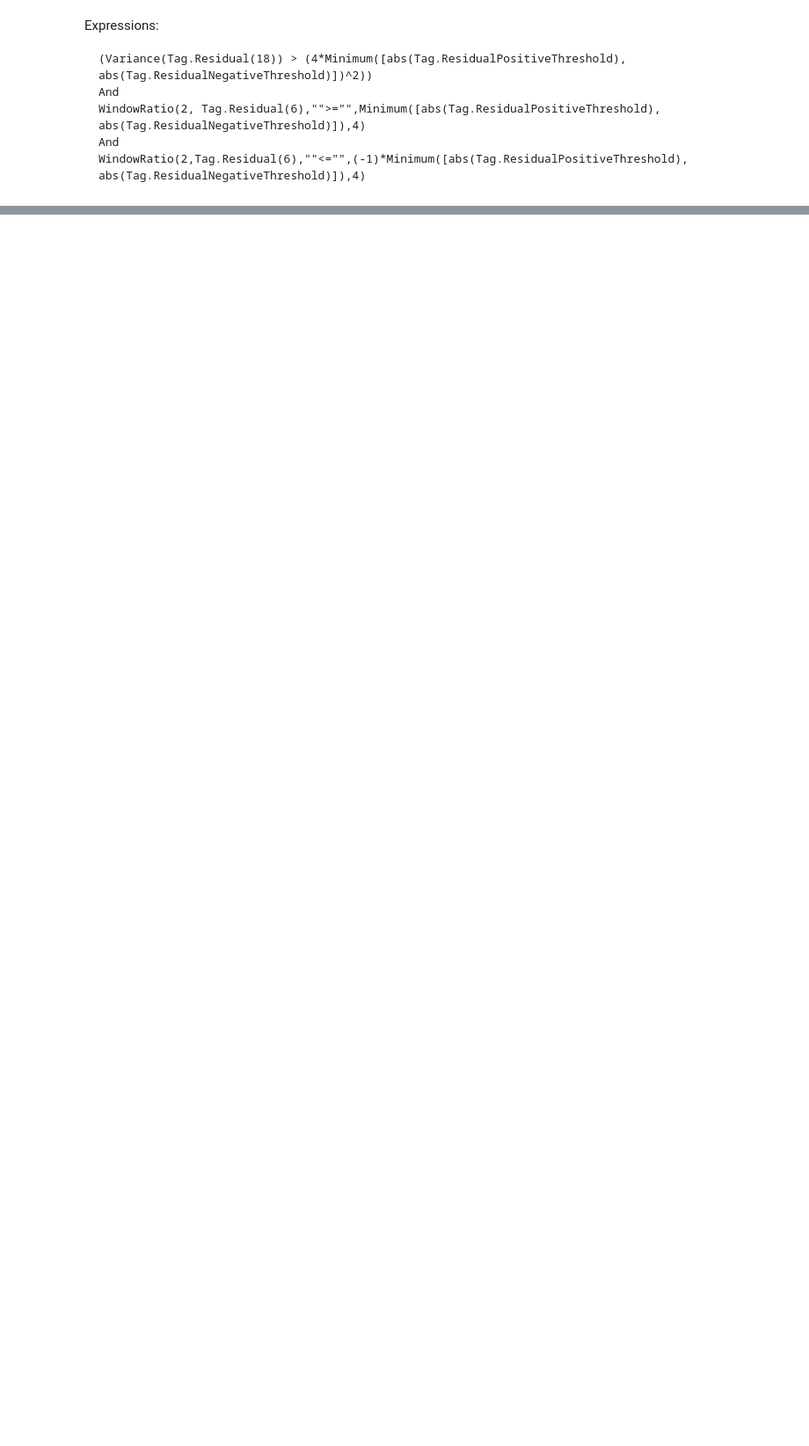
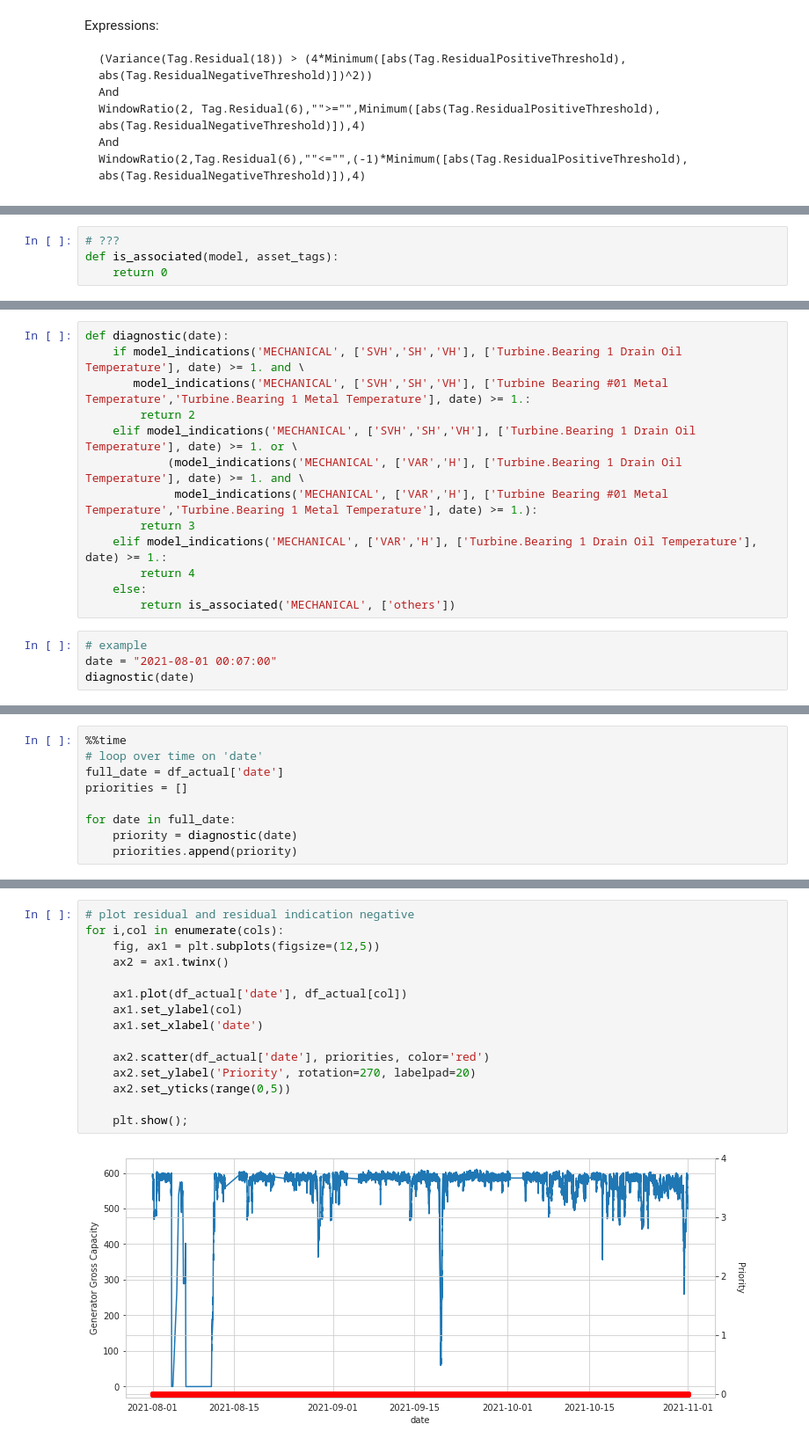
Before and after one commit to yasirabd/research-diagnostic-turbine, a Jupyter notebook: Diagnostics_Turbine_Bearing_1_Cooling_Loss.ipynb, the cells around one changed output, grey strips where cells are left out. Shown at 88% size. Saved outputs shown, nothing was run; the diff lists cells and outputs as text; blank space fills up the shorter version.

Commit message:
model indications and diagnostic results

```diff
--- a/Diagnostics_Turbine_Bearing_1_Cooling_Loss.ipynb
+++ b/Diagnostics_Turbine_Bearing_1_Cooling_Loss.ipynb
@@ -767,0 +873,4 @@ else
+# %%
+# ???
+def is_associated(model, asset_tags):
+    return 0
@@ -767,0 +902,17 @@ else
+# %%
+def diagnostic(date):
+    if model_indications('MECHANICAL', ['SVH','SH','VH'], ['Turbine.Bearing 1 Drain Oil Temperature'], date) >= 1. and \
+       model_indications('MECHANICAL', ['SVH','SH','VH'], ['Turbine Bearing #01 Metal Temperature','Turbine.Bearing 1 Metal Temperature'], date) >= 1.:
+        return 2
+    elif model_indications('MECHANICAL', ['SVH','SH','VH'], ['Turbine.Bearing 1 Drain Oil Temperature'], date) >= 1. or \
+            (model_indications('MECHANICAL', ['VAR','H'], ['Turbine.Bearing 1 Drain Oil Temperature'], date) >= 1. and \
+             model_indications('MECHANICAL', ['VAR','H'], ['Turbine Bearing #01 Metal Temperature','Turbine.Bearing 1 Metal Temperature'], date) >= 1.):
+        return 3
+    elif model_indications('MECHANICAL', ['VAR','H'], ['Turbine.Bearing 1 Drain Oil Temperature'], date) >= 1.:
+        return 4
+    else:
+        return is_associated('MECHANICAL', ['others'])
+# %%
+# example
+date = "2021-08-01 00:07:00"
+diagnostic(date)
@@ -767,0 +921,9 @@ else
+# %%
+%%time
+# loop over time on 'date'
+full_date = df_actual['date']
+priorities = []
+
+for date in full_date:
+    priority = diagnostic(date)
+    priorities.append(priority)
@@ -767,0 +937,17 @@ else
+# %%
+# plot residual and residual indication negative
+for i,col in enumerate(cols):
+    fig, ax1 = plt.subplots(figsize=(12,5))
+    ax2 = ax1.twinx()
+
+    ax1.plot(df_actual['date'], df_actual[col])
+    ax1.set_ylabel(col)
+    ax1.set_xlabel('date')
+
+    ax2.scatter(df_actual['date'], priorities, color='red')
+    ax2.set_ylabel('Priority', rotation=270, labelpad=20)
+    ax2.set_yticks(range(0,5))
+
+    plt.show();
+# %% [output]
+[figure, added]
```
Also changed, not shown: parts of 32 cells of this notebook.
